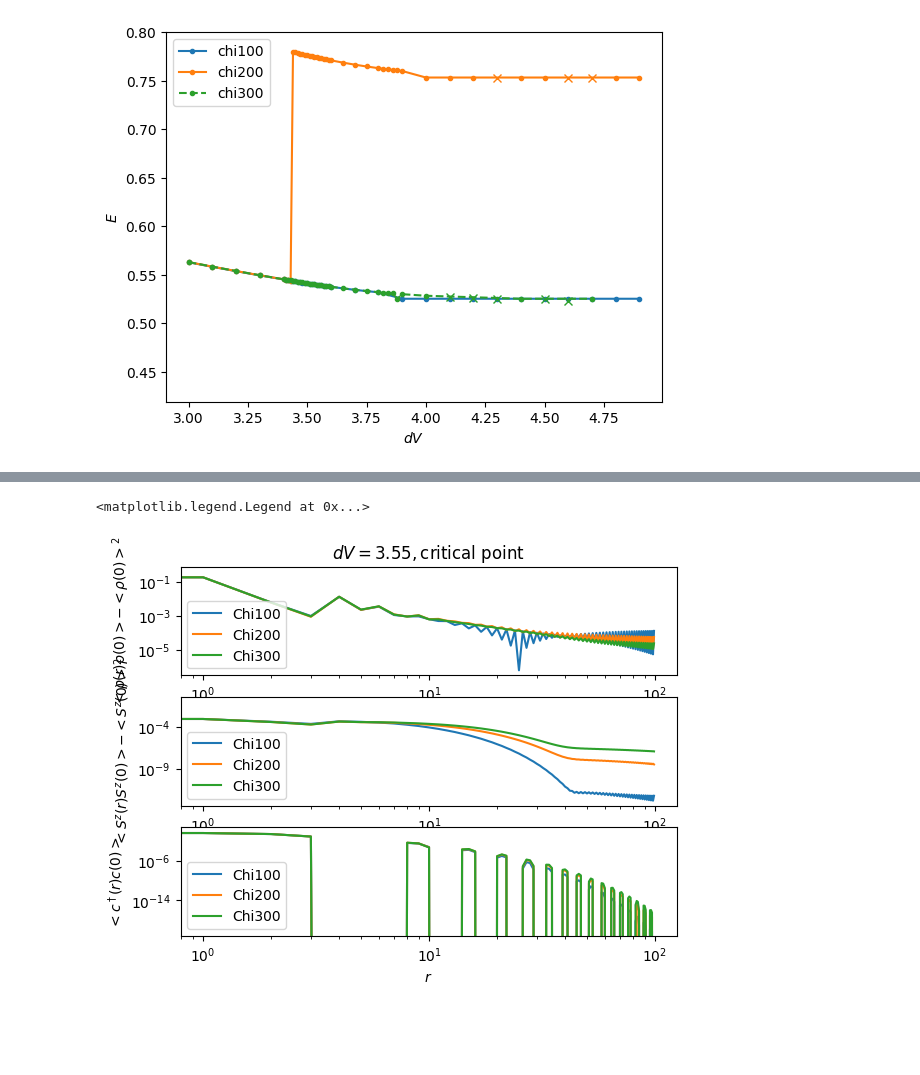
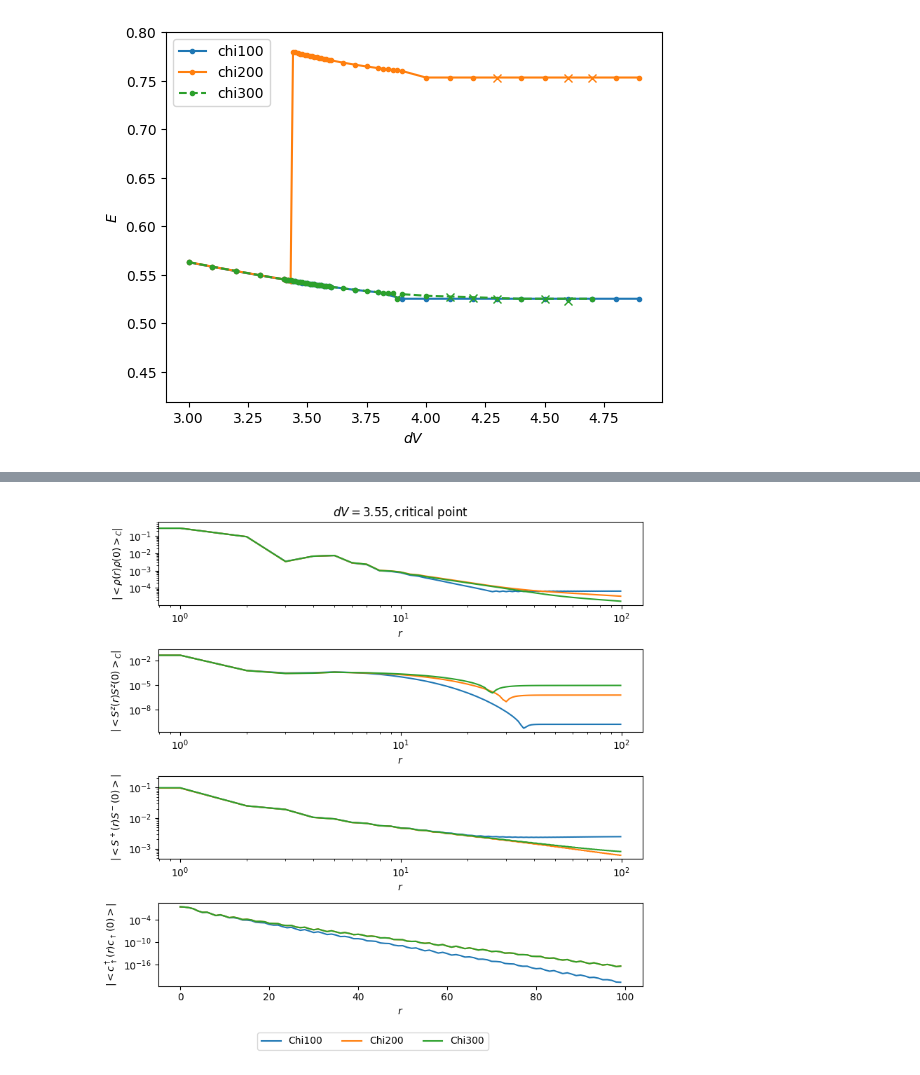
Before and after one commit to aravindhshankar/Spin1LongRangeOrder.jl, a Jupyter notebook: python/notebooks/plot_idmrg_chi100.ipynb, the cells around one changed output, grey strips where cells are left out. Cells and saved outputs as stored; diff of their text form; code cells hidden in the pictures; blank space fills up the shorter version.

```diff
--- a/python/notebooks/plot_idmrg_chi100.ipynb
+++ b/python/notebooks/plot_idmrg_chi100.ipynb
@@ -25,8 +25,14 @@ import matplotlib.pyplot as plt
 import os
 import re, glob
 import pandas as pd
+from functools import partial
 print(f"TeNPy version: {tenpy.__version__}")
 DATA_ROOT = '../../data/iDMRG/'
+
+import importlib
+importlib.reload(observables)
+from src.observables import denoise_rolling as dr
+drp = partial(dr, window=2)
 # %% [output]
 TeNPy version: 1.1.0
 # %%
@@ -257,39 +301,57 @@ ax4[2].legend()
 # %%
 distrangecrit = 100
 xvalscrit = np.arange(distrangecrit)
-fig5, ax5 = plt.subplots(3)
+fig5, ax5 = plt.subplots(4, figsize=(8, 8))
+fig5.subplots_adjust(hspace=1.0)
 #charge
-ax5[0].plot(xvalscrit, observables.charge_corr(sercrit100['psi'].iloc[0], length=distrangepm, connected=True), c='C0', label='Chi100')
-ax5[0].plot(xvalscrit, observables.charge_corr(sercrit200['psi'].iloc[0], length=distrangepm, connected=True), c='C1', label='Chi200')
-ax5[0].plot(xvalscrit, observables.charge_corr(sercrit300['psi'].iloc[0], length=distrangepm, connected=True), c='C2', label='Chi300')
+ax5[0].plot(xvalscrit, drp(np.abs(observables.charge_corr(sercrit100['psi'].iloc[0], length=distrangecrit, connected=True))), c='C0', label='Chi100')
+ax5[0].plot(xvalscrit, drp(np.abs(observables.charge_corr(sercrit200['psi'].iloc[0], length=distrangecrit, connected=True))), c='C1', label='Chi200')
+ax5[0].plot(xvalscrit, drp(np.abs(observables.charge_corr(sercrit300['psi'].iloc[0], length=distrangecrit, connected=True))), c='C2', label='Chi300')
 ax5[0].set_yscale('log')
 ax5[0].set_xscale('log')
 ax5[0].set_xlabel(r'$r$')
-ax5[0].set_ylabel(r'$<\rho(r)\rho(0)> - <\rho(0)>^2 $')
+ax5[0].set_ylabel(r'$|<\rho(r)\rho(0)>_C|$')
 ax5[0].set_title(rf'$dV = {critdV:.3}, \text{{critical point}}$')
-ax5[0].legend()
+# ax5[0].legend()
 
 #spin
-ax5[1].plot(xvalscrit, observables.SzSz_corr(sercrit100['psi'].iloc[0], length=distrangepm, connected=True), c='C0', label='Chi100')
-ax5[1].plot(xvalscrit, observables.SzSz_corr(sercrit200['psi'].iloc[0], length=distrangepm, connected=True), c='C1', label='Chi200')
-ax5[1].plot(xvalscrit, observables.SzSz_corr(sercrit300['psi'].iloc[0], length=distrangepm, connected=True), c='C2', label='Chi300')
+ax5[1].plot(xvalscrit, drp(np.abs(observables.SzSz_corr(sercrit100['psi'].iloc[0], length=distrangecrit, connected=False) )), c='C0', label='Chi100')
+ax5[1].plot(xvalscrit, drp(np.abs(observables.SzSz_corr(sercrit200['psi'].iloc[0], length=distrangecrit, connected=False) )), c='C1', label='Chi200')
+ax5[1].plot(xvalscrit, drp(np.abs(observables.SzSz_corr(sercrit300['psi'].iloc[0], length=distrangecrit, connected=False) )), c='C2', label='Chi300')
 ax5[1].set_yscale('log')
 ax5[1].set_xscale('log')
 ax5[1].set_xlabel(r'$r$')
-ax5[1].set_ylabel(r'$<S^z(r)S^z(0)> - <S^z(0)>^2 $')
+ax5[1].set_ylabel(r'$|<S^z(r)S^z(0)>_C|$')
 # ax5[1].set_title(rf'$dV = {critdV:.3}, \text{{critical point}}$')
-ax5[1].legend()
+# ax5[1].legend()
 
-#electron
-ax5[2].plot(xvalscrit, observables.electron_corr(sercrit100['psi'].iloc[0], length=distrangepm, whichspin="tot"), c='C0', label='Chi100')
-ax5[2].plot(xvalscrit, observables.electron_corr(sercrit200['psi'].iloc[0], length=distrangepm, whichspin="tot"), c='C1', label='Chi200')
-ax5[2].plot(xvalscrit, observables.electron_corr(sercrit300['psi'].iloc[0], length=distrangepm, whichspin="tot"), c='C2', label='Chi300')
+ax5[2].plot(xvalscrit, drp(np.abs(observables.SpSm_corr(sercrit100['psi'].iloc[0], length=distrangecrit, connected=False))), c='C0', label='Chi100')
+ax5[2].plot(xvalscrit, drp(np.abs(observables.SpSm_corr(sercrit200['psi'].iloc[0], length=distrangecrit, connected=False))), c='C1', label='Chi200')
+ax5[2].plot(xvalscrit, drp(np.abs(observables.SpSm_corr(sercrit300['psi'].iloc[0], length=distrangecrit, connected=False))), c='C2', label='Chi300')
 ax5[2].set_yscale('log')
 ax5[2].set_xscale('log')
 ax5[2].set_xlabel(r'$r$')
-ax5[2].set_ylabel(r'$<c^\dagger(r)c(0)> $')
-# ax5[2].set_title(rf'$dV = {critdV:.3}, \text{{critical point}}$')
-ax5[2].legend()
+ax5[2].set_ylabel(r'$|<S^+(r)S^-(0)>|$')
+
+#electron
+ax5[3].plot(xvalscrit, drp(np.abs(observables.electron_corr(sercrit100['psi'].iloc[0], length=distrangecrit, whichspin="u"))), c='C0', label='Chi100')
+ax5[3].plot(xvalscrit, drp(np.abs(observables.electron_corr(sercrit300['psi'].iloc[0], length=distrangecrit, whichspin="u"))), c='C1', label='Chi200')
+ax5[3].plot(xvalscrit, drp(np.abs(observables.electron_corr(sercrit300['psi'].iloc[0], length=distrangecrit, whichspin="u"))), c='C2', label='Chi300')
+ax5[3].set_yscale('log')
+# ax5[3].set_xscale('log')
+ax5[3].set_xlabel(r'$r$')
+ax5[3].set_ylabel(r'$|<c^\dagger_\uparrow(r)c_\uparrow(0)>| $')
+# ax5[3].set_title(rf'$dV = {critdV:.3}, \text{{critical point}}$')
+# ax5[3].legend()
+
+handles, labels = ax5[3].get_legend_handles_labels()
+
+fig5.legend(handles, labels,
+           loc="lower center",
+           bbox_to_anchor=(0.5, 0.0),
+           ncol=3)
+
+fig5.tight_layout(rect=[0, 0.05, 1, 1])
+fig5.savefig("../../pngfigs/iDMRG/combinedCorrnfnsCrit.png", bbox_inches="tight")
 # %% [output]
-<matplotlib.legend.Legend at 0x...>
-[figure, old version]
+[figure, new version]
```
Also changed, not shown: parts of 2 cells of this notebook, 1 other file.
